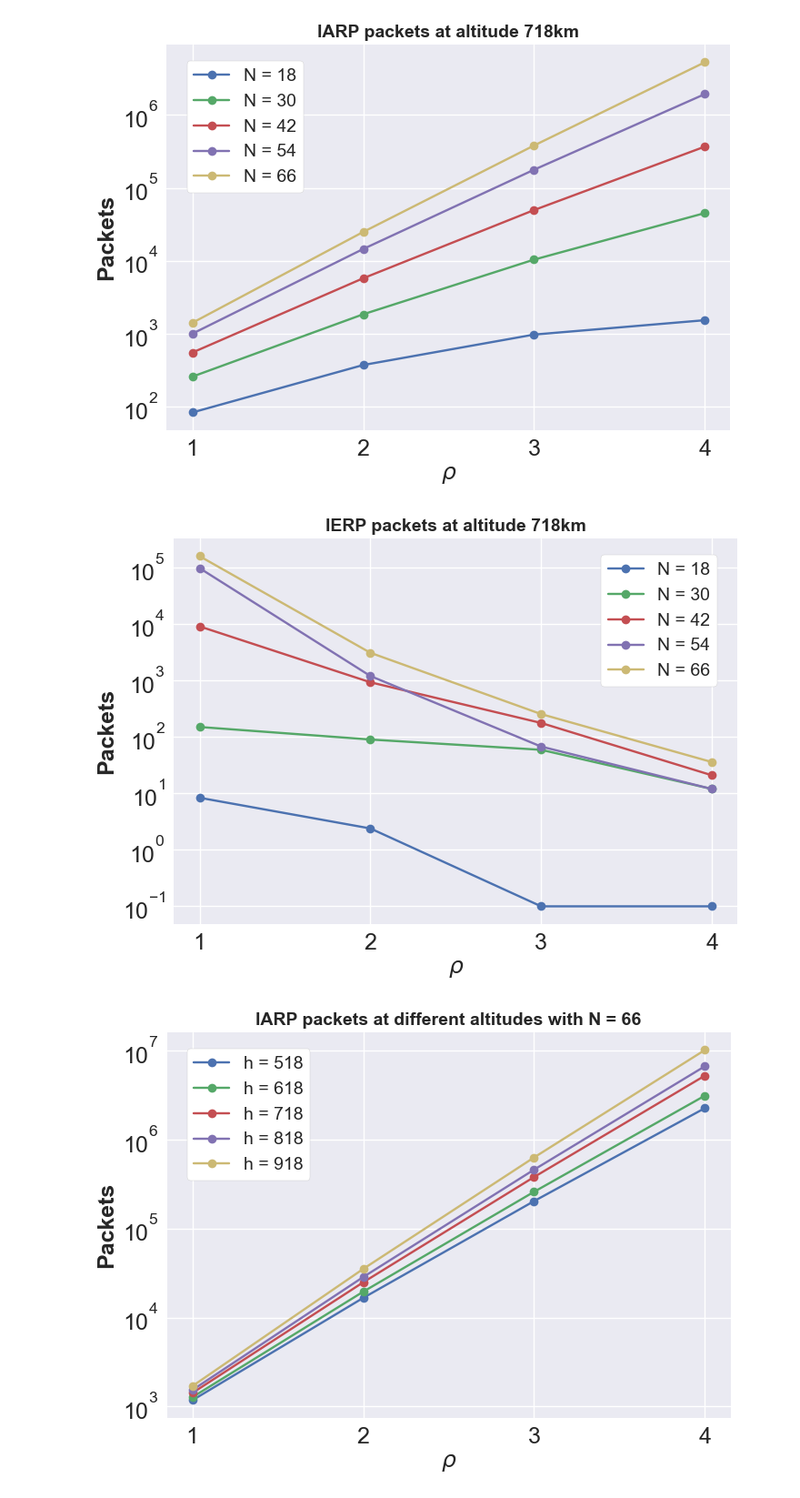
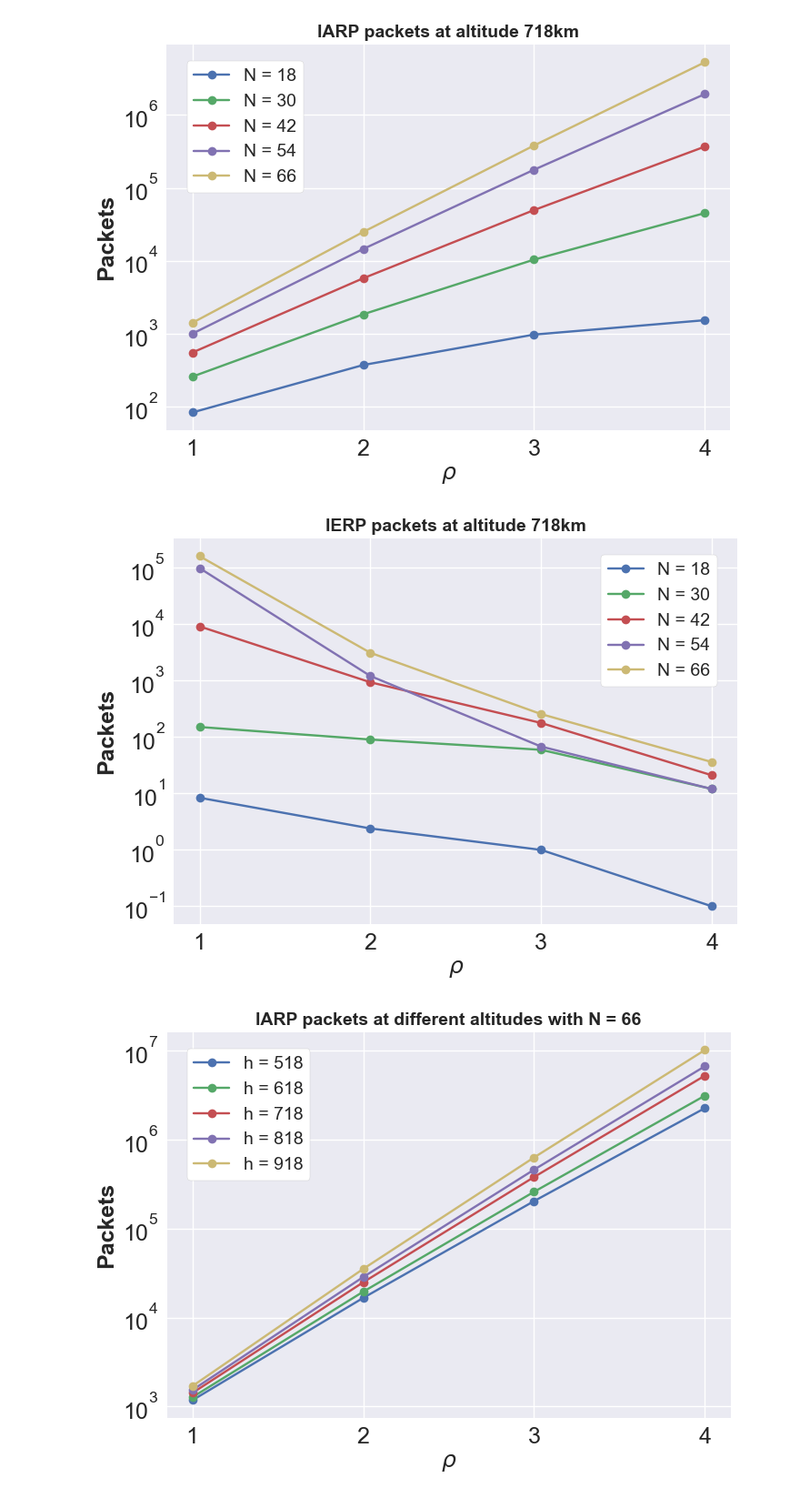
Before and after one commit to mathias-magnusson/Zone-routing-protocol, a Jupyter notebook: plot.ipynb, the cells around one changed output. Shown at 91% size. Saved outputs shown, nothing was run; the diff lists cells and outputs as text; code cells hidden in the pictures.

```diff
--- a/plot.ipynb
+++ b/plot.ipynb
@@ -121,31 +115,31 @@ legend = plt.legend(loc='upper left', bbox_to_anchor=(0.02, 0.98), frameon=True,
 # %%
 ## TESTING FOR IERP. X-VALUES ARE P, Y-VALUES ARE PACKETS, AND 5 DIFFERENT GRAPHS ARE NODE POPULATION
 
 zone_radius = [1,2,3,4]
-y_18 = [8.4, 2.4, 0.1, 0.1]
+y_18 = [8.4, 2.4, 1, 0.1]
 y_30 = [150.8, 90.4, 59.4, 12]
 y_42 = [9142, 934.6, 177.6, 21]
 y_54 = [98528, 1208, 67.8, 12]
 y_66 = [160593, 3114, 255.2, 36]
 
 plt.style.use('seaborn-v0_8')
 
 plt.plot(zone_radius, y_18, marker='o', linestyle='-', label='N = 18')
 plt.plot(zone_radius, y_30, marker='o', linestyle='-', label='N = 30')
 plt.plot(zone_radius, y_42, marker='o', linestyle='-', label='N = 42')
 plt.plot(zone_radius, y_54, marker='o', linestyle='-', label='N = 54')
 plt.plot(zone_radius, y_66, marker='o', linestyle='-', label='N = 66')
 
 plt.yscale('log')
 plt.xticks([1,2,3,4], fontsize=18)
 plt.yticks(fontsize=18)
 plt.xlabel('$\u03C1$', weight='bold', fontsize=18)
 plt.ylabel("Packets", weight='bold', fontsize=18)
 plt.title("IERP packets at altitude 718km", weight='bold', fontsize=14)
 
 legend = plt.legend(loc='upper right', bbox_to_anchor=(0.98, 0.98), frameon=True, framealpha=1, facecolor='white', fontsize = 14)
 # %% [output]
-[figure, old version]
+[figure, new version]
 # %%
 ## TESTING FOR IARP. X-VALUES ARE P, Y-VALUES ARE PACKETS, AND DIFFERENT ALTITUDES
 
```
Also changed, not shown: parts of 7 cells of this notebook.
